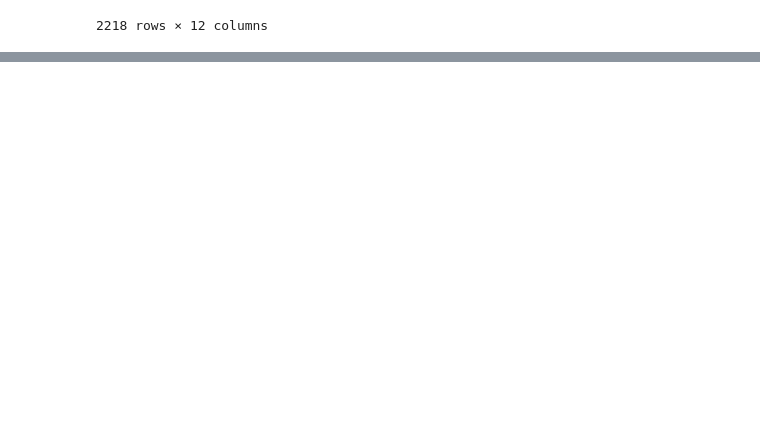
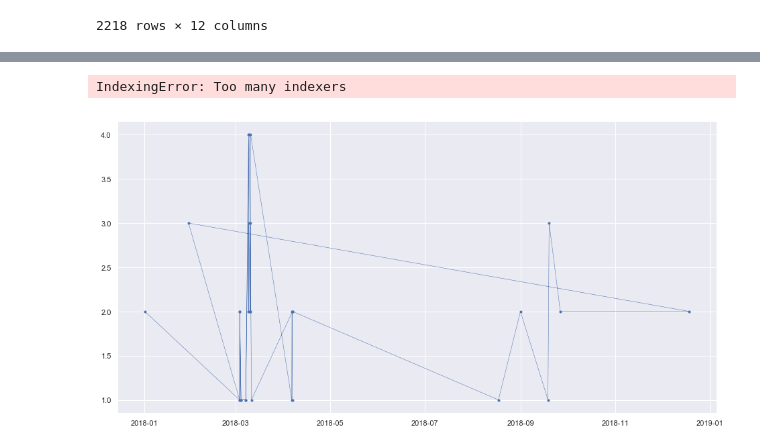
Before and after one commit to jaworra/Jupyter-Notebooks, a Jupyter notebook: here_analysis.ipynb, the cells around one changed output, grey strips where cells are left out. Drawn from its saved outputs; the diff is of its cells as text; code cells hidden in the pictures; blank space fills up the shorter version.

```diff
--- a/here_analysis.ipynb
+++ b/here_analysis.ipynb
@@ -538,0 +652,18 @@ print(str(distance_between_aadtsite_and_here_links)+ ' metres')
+# %%
+here_links_rel_col_series_weekly_mean= here_links_rel_col_series['COUNT'].resample('W').mean() #Resamples 'weekly'
+#here_links_rel_col_series_weekly_mean.set_index('DATE-TIME')
+
+
+
+start, end = '2018-01', '2018-12'
+# Plot daily and weekly resampled time series together
+fig, ax = plt.subplots()
+ax.plot(here_links_rel_col_series.loc[start:end, 'COUNT'],
+marker='.', linestyle='-', linewidth=0.5, label='Daily')
+ax.plot(here_links_rel_col_series_weekly_mean.loc[start:end, 'COUNT'],
+marker='o', markersize=8, linestyle='-', label='Weekly Mean Resample')
+ax.set_ylabel('Solar Production (GWh)')
+ax.legend();
+# %% [output]
+IndexingError: Too many indexers
+[figure, added]
```
Also changed, not shown: parts of 28 cells of this notebook, 1 other file.
